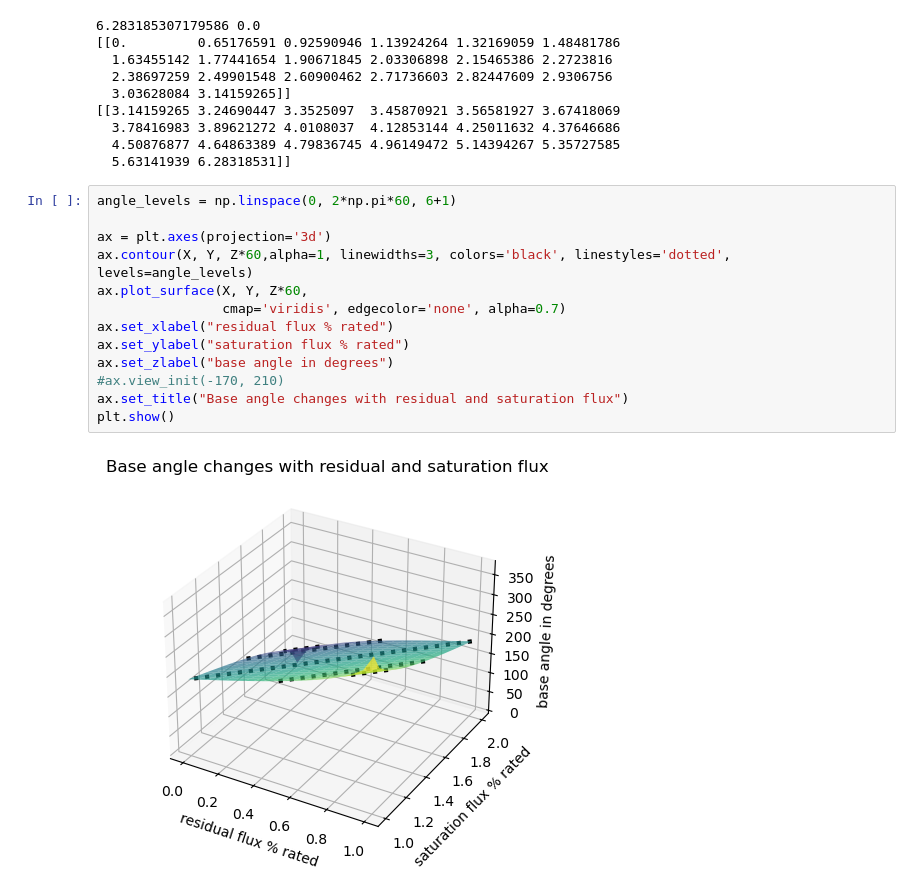
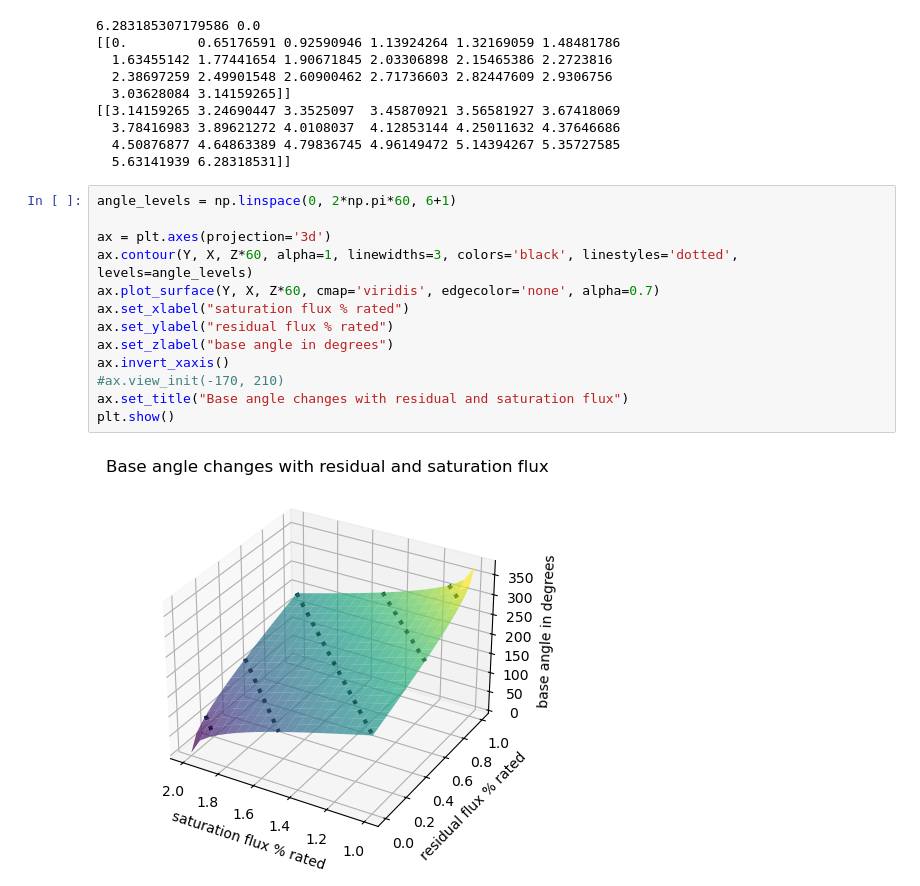
Before and after one commit to tabirako/electrical_scripts, a Jupyter notebook: base_angle_changes_with_residual_and_saturation_flux.ipynb, the cells around one changed output. Saved outputs shown, nothing was run; the diff lists cells and outputs as text.

```diff
--- a/base_angle_changes_with_residual_and_saturation_flux.ipynb
+++ b/base_angle_changes_with_residual_and_saturation_flux.ipynb
@@ -27,15 +27,15 @@ print(f(X, Y)[:1])
 # %%
 angle_levels = np.linspace(0, 2*np.pi*60, 6+1)
 
 ax = plt.axes(projection='3d')
-ax.contour(X, Y, Z*60,alpha=1, linewidths=3, colors='black', linestyles='dotted', levels=angle_levels)
-ax.plot_surface(X, Y, Z*60,
-                cmap='viridis', edgecolor='none', alpha=0.7)
-ax.set_xlabel("residual flux % rated")
-ax.set_ylabel("saturation flux % rated")
+ax.contour(Y, X, Z*60, alpha=1, linewidths=3, colors='black', linestyles='dotted', levels=angle_levels)
+ax.plot_surface(Y, X, Z*60, cmap='viridis', edgecolor='none', alpha=0.7)
+ax.set_xlabel("saturation flux % rated")
+ax.set_ylabel("residual flux % rated")
 ax.set_zlabel("base angle in degrees")
+ax.invert_xaxis()
 #ax.view_init(-170, 210)
 ax.set_title("Base angle changes with residual and saturation flux")
 plt.show()
 # %% [output]
-[figure, old version]
+[figure, new version]
```
Also changed, not shown: parts of 5 cells of this notebook, 1 other file.
